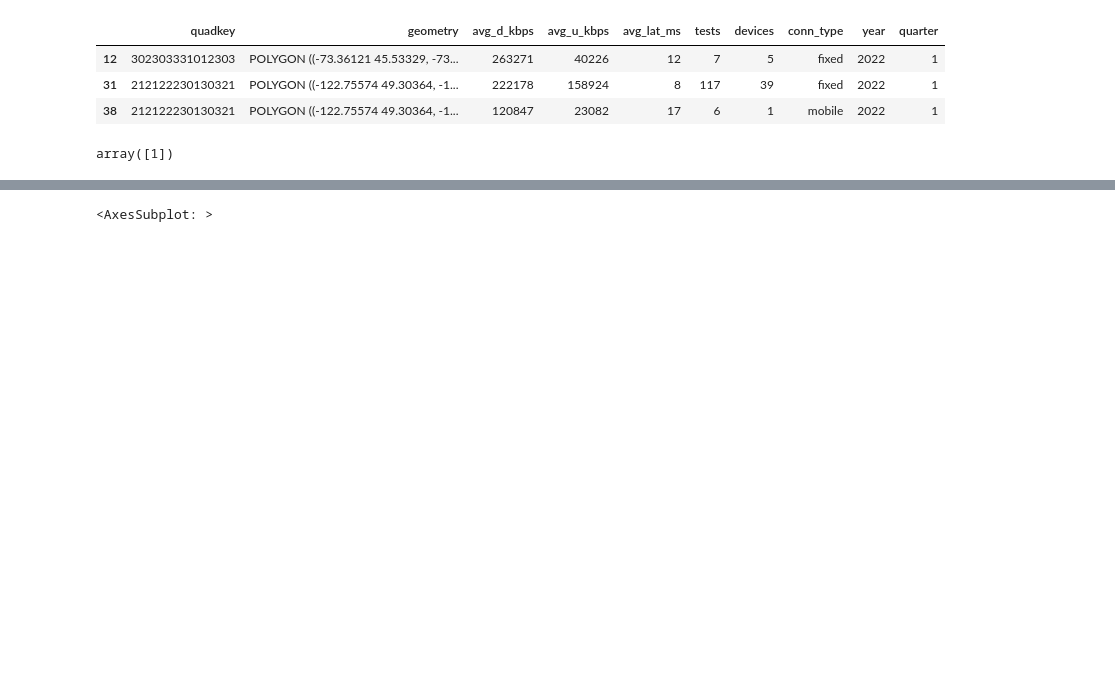
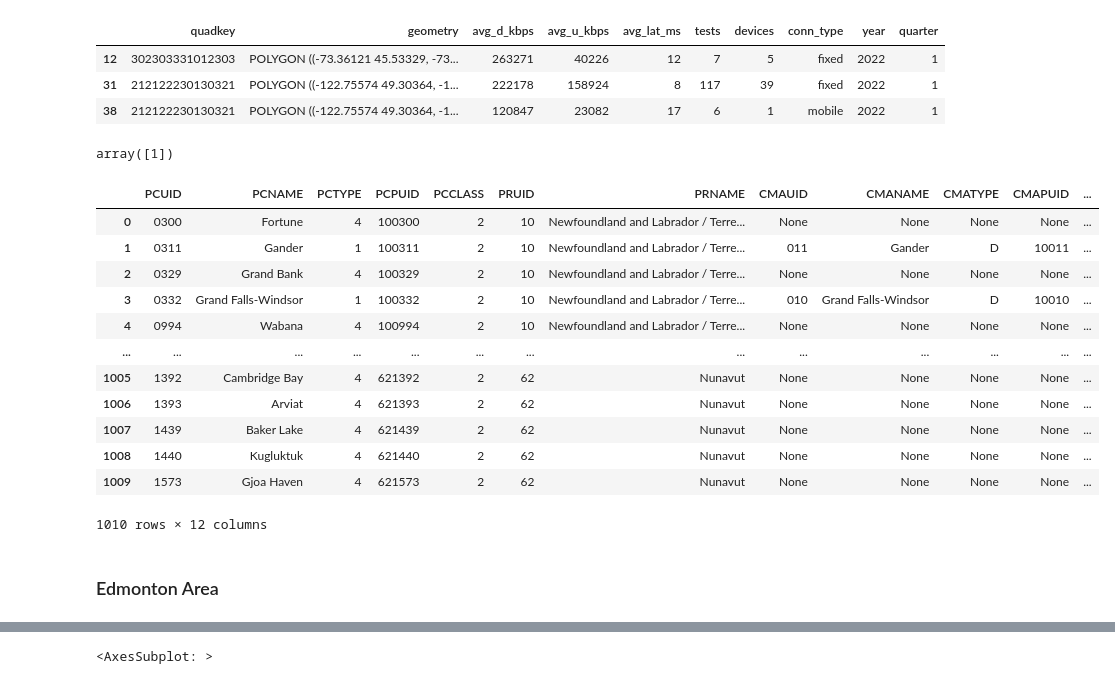
Before and after one commit to cybera/ookla-statcan-t1, a Jupyter notebook: notebooks/Soniya'sNotebook.ipynb, the cells around one changed output, grey strips where cells are left out. Cells and saved outputs as stored; diff of their text form; code cells hidden in the pictures; blank space fills up the shorter version.

```diff
--- a/notebooks/Soniya'sNotebook.ipynb
+++ b/notebooks/Soniya'sNotebook.ipynb
@@ -49,3 +49,21 @@ speed_tiles.head(3)
 speed_tiles['quarter'].unique()
 # %% [output]
 array([1])
+# %%
+statcan.boundary('population_centres')
+# %% [output]
+|  | PCUID | PCNAME | PCTYPE | PCPUID | PCCLASS | PRUID | PRNAME | CMAUID | CMANAME | CMATYPE | CMAPUID | ... |
+| 0 | 0300 | Fortune | 4 | 100300 | 2 | 10 | Newfoundland and Labrador / Terre... | None | None | None | None | ... |
+| 1 | 0311 | Gander | 1 | 100311 | 2 | 10 | Newfoundland and Labrador / Terre... | 011 | Gander | D | 10011 | ... |
+| 2 | 0329 | Grand Bank | 4 | 100329 | 2 | 10 | Newfoundland and Labrador / Terre... | None | None | None | None | ... |
+| 3 | 0332 | Grand Falls-Windsor | 1 | 100332 | 2 | 10 | Newfoundland and Labrador / Terre... | 010 | Grand Falls-Windsor | D | 10010 | ... |
+| 4 | 0994 | Wabana | 4 | 100994 | 2 | 10 | Newfoundland and Labrador / Terre... | None | None | None | None | ... |
+| ... | ... | ... | ... | ... | ... | ... | ... | ... | ... | ... | ... | ... |
+| 1005 | 1392 | Cambridge Bay | 4 | 621392 | 2 | 62 | Nunavut | None | None | None | None | ... |
+| 1006 | 1393 | Arviat | 4 | 621393 | 2 | 62 | Nunavut | None | None | None | None | ... |
+| 1007 | 1439 | Baker Lake | 4 | 621439 | 2 | 62 | Nunavut | None | None | None | None | ... |
+| 1008 | 1440 | Kugluktuk | 4 | 621440 | 2 | 62 | Nunavut | None | None | None | None | ... |
+| 1009 | 1573 | Gjoa Haven | 4 | 621573 | 2 | 62 | Nunavut | None | None | None | None | ... |
+1010 rows × 12 columns
+# %% [markdown]
+### Edmonton Area
```
Also changed, not shown: parts of 5 cells of this notebook.
